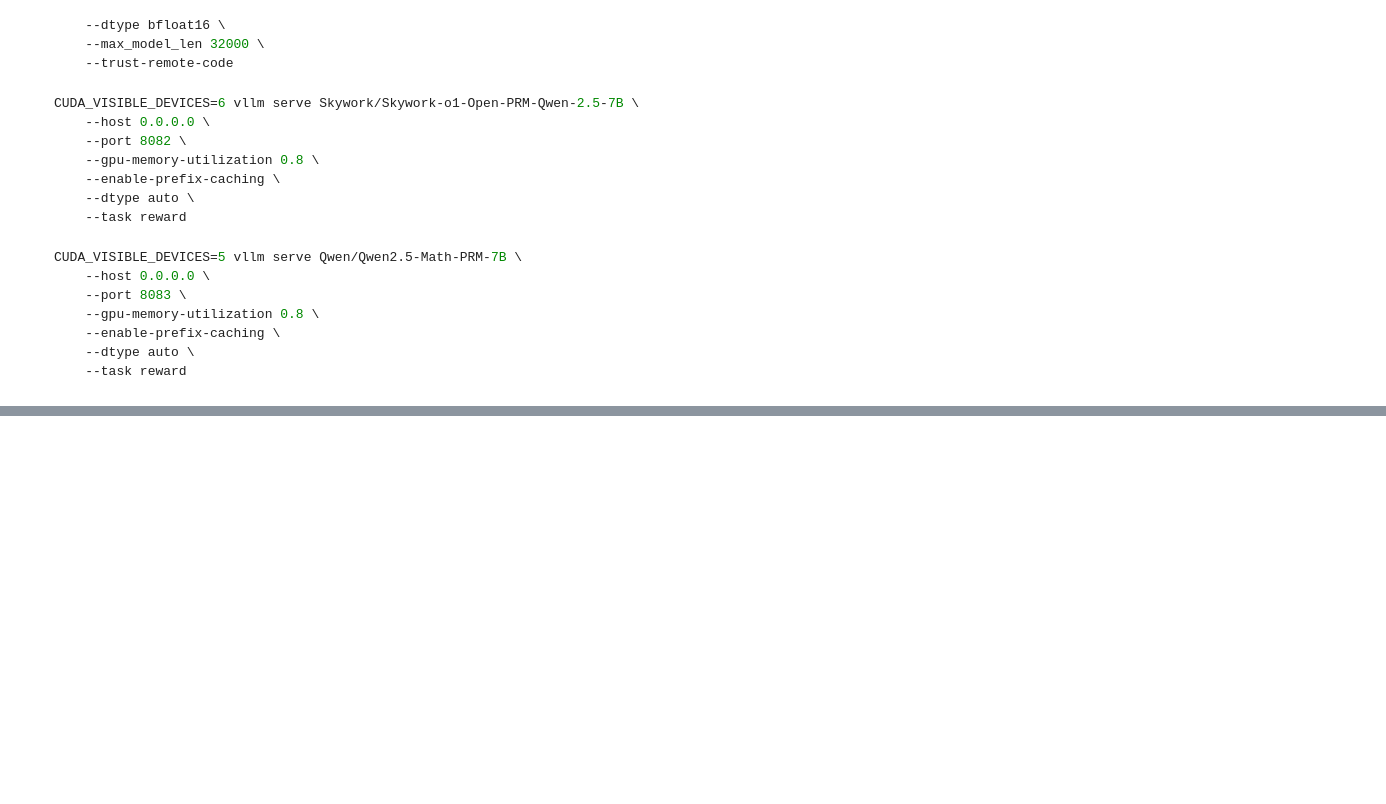
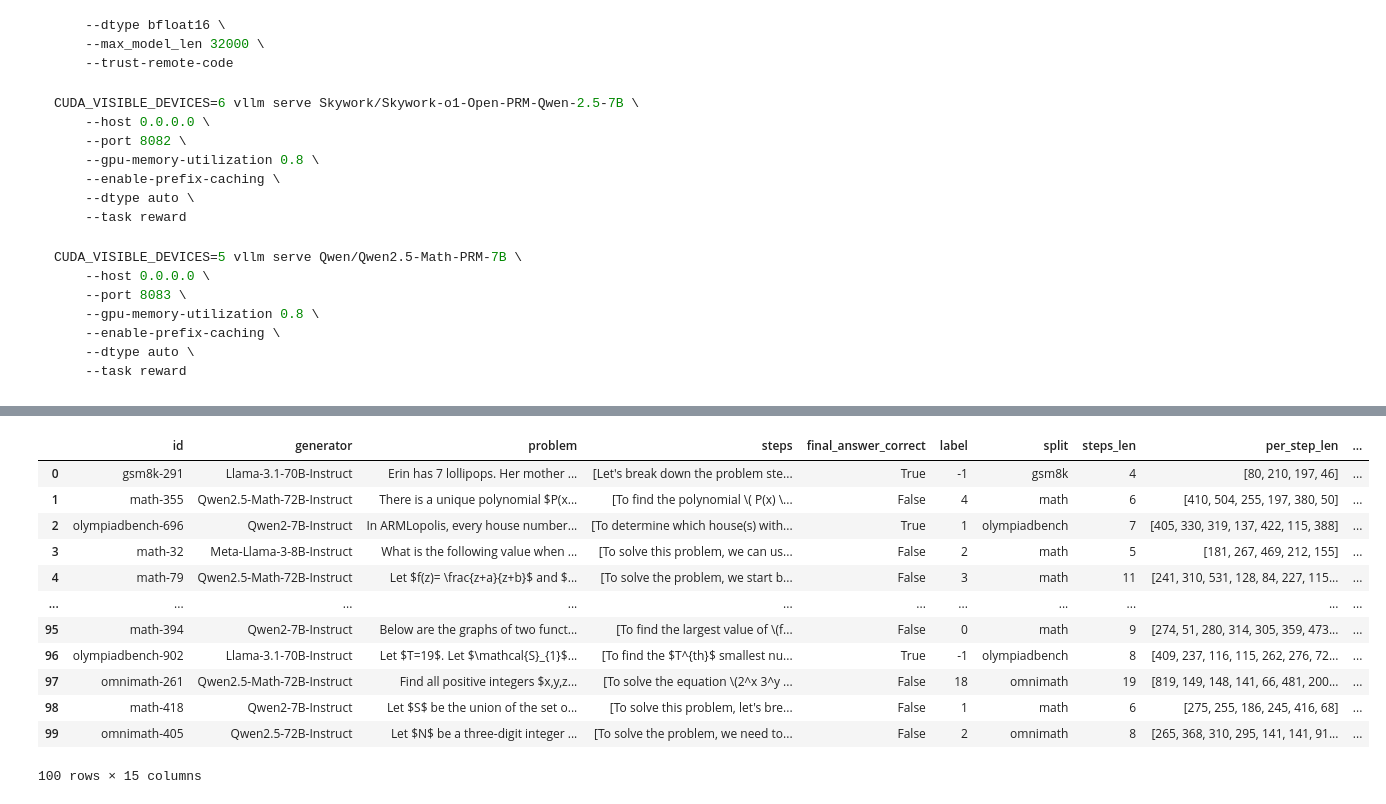
Before and after one commit to rishabh-16/prm-attack, a Jupyter notebook: attack.ipynb, the cells around one changed output, grey strips where cells are left out. Drawn from its saved outputs; the diff is of its cells as text; code cells hidden in the pictures; blank space fills up the shorter version.

Commit message:
add chatgpt based augmentation

```diff
--- a/attack.ipynb
+++ b/attack.ipynb
@@ -167,0 +184,3 @@ Original and augmented versions are equivalent: True
+# %%
+import pandas as pd
+aug_df = pd.read_parquet("experiments/chatgpt_batch_verbose_sanity_check/attack.parquet")
@@ -167,0 +211,16 @@ Original and augmented versions are equivalent: True
+# %%
+aug_df
+# %% [output]
+|  | id | generator | problem | steps | final_answer_correct | label | split | steps_len | per_step_len | ... |
+| 0 | gsm8k-291 | Llama-3.1-70B-Instruct | Erin has 7 lollipops. Her mother ... | [Let's break down the problem ste... | True | -1 | gsm8k | 4 | [80, 210, 197, 46] | ... |
+| 1 | math-355 | Qwen2.5-Math-72B-Instruct | There is a unique polynomial $P(x... | [To find the polynomial \( P(x) \... | False | 4 | math | 6 | [410, 504, 255, 197, 380, 50] | ... |
+| 2 | olympiadbench-696 | Qwen2-7B-Instruct | In ARMLopolis, every house number... | [To determine which house(s) with... | True | 1 | olympiadbench | 7 | [405, 330, 319, 137, 422, 115, 388] | ... |
+| 3 | math-32 | Meta-Llama-3-8B-Instruct | What is the following value when ... | [To solve this problem, we can us... | False | 2 | math | 5 | [181, 267, 469, 212, 155] | ... |
+| 4 | math-79 | Qwen2.5-Math-72B-Instruct | Let $f(z)= \frac{z+a}{z+b}$ and $... | [To solve the problem, we start b... | False | 3 | math | 11 | [241, 310, 531, 128, 84, 227, 115... | ... |
+| ... | ... | ... | ... | ... | ... | ... | ... | ... | ... | ... |
+| 95 | math-394 | Qwen2-7B-Instruct | Below are the graphs of two funct... | [To find the largest value of \(f... | False | 0 | math | 9 | [274, 51, 280, 314, 305, 359, 473... | ... |
+| 96 | olympiadbench-902 | Llama-3.1-70B-Instruct | Let $T=19$. Let $\mathcal{S}_{1}$... | [To find the $T^{th}$ smallest nu... | True | -1 | olympiadbench | 8 | [409, 237, 116, 115, 262, 276, 72... | ... |
+| 97 | omnimath-261 | Qwen2.5-Math-72B-Instruct | Find all positive integers $x,y,z... | [To solve the equation \(2^x 3^y ... | False | 18 | omnimath | 19 | [819, 149, 148, 141, 66, 481, 200... | ... |
+| 98 | math-418 | Qwen2-7B-Instruct | Let $S$ be the union of the set o... | [To solve this problem, let's bre... | False | 1 | math | 6 | [275, 255, 186, 245, 416, 68] | ... |
+| 99 | omnimath-405 | Qwen2.5-72B-Instruct | Let $N$ be a three-digit integer ... | [To solve the problem, we need to... | False | 2 | omnimath | 8 | [265, 368, 310, 295, 141, 141, 91... | ... |
+100 rows × 15 columns
```
Also changed, not shown: parts of 9 cells of this notebook, 4 other files.
